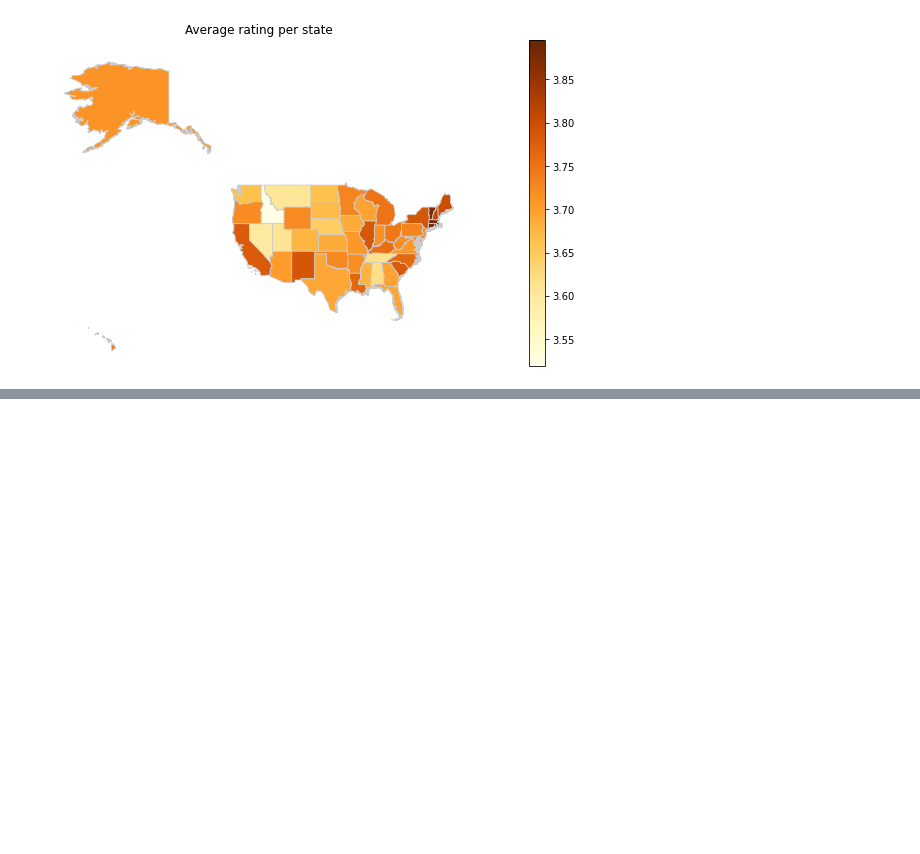
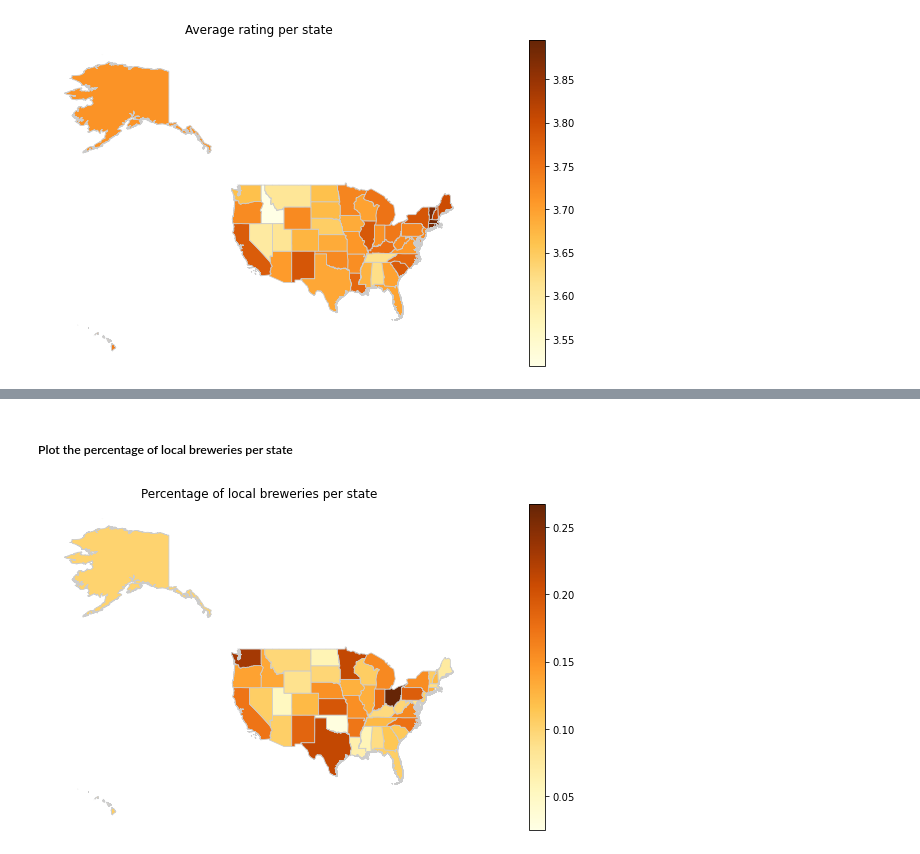
Before and after one commit to epfl-ada/ada-2022-project-teamdream, a Jupyter notebook: project_part1.ipynb, the cells around one changed output, grey strips where cells are left out. Saved outputs shown, nothing was run; the diff lists cells and outputs as text; code cells hidden in the pictures; blank space fills up the shorter version.

```diff
--- a/project_part1.ipynb
+++ b/project_part1.ipynb
@@ -722,0 +749,3 @@ beer_means_per_state_df.set_index(beer_ids_rb)
+# %%
+ratings_US_rb_groupby_year = ratings_US_rb.groupby('year')
+ratings_US_ba_groupby_year = ratings_US_ba.groupby('year')
@@ -722,0 +939,19 @@ beer_means_per_state_df.set_index(beer_ids_rb)
+# %%
+# Now we can compute the number of local breweries per state
+breweries_groupby_state_rb = breweries_US_rb.groupby('location')
+breweries_groupby_state_ba = breweries_US_ba.groupby('location')
+
+nbr_local_breweries = np.array(list())
+
+for state in states_overview_df.index:
+    complete_state = 'United States, ' + state
+    state_breweries_rb = breweries_groupby_state_rb.get_group(complete_state)
+    state_breweries_ba = breweries_groupby_state_ba.get_group(complete_state)
+
+    nbr_local = state_breweries_rb[state_breweries_rb['is_local'] == 1].shape[0] + state_breweries_ba[state_breweries_ba['is_local'] == 1].shape[0]
+
+    nbr_local_breweries = np.append(nbr_local_breweries, nbr_local)
+
+states_overview_df['nbr_local_breweries'] = nbr_local_breweries
+# %%
+states_overview_df['percentage_local_breweries'] = states_overview_df['nbr_local_breweries'] / states_overview_df['nbr_breweries']
@@ -722,0 +969,25 @@ beer_means_per_state_df.set_index(beer_ids_rb)
+# %% [markdown]
+##### Plot the percentage of local breweries per state
+# %%
+# Create column for the average ABV
+merged = map_df.set_index('NAME_1').join(states_overview_df['percentage_local_breweries'])
+
+# set a variable that will call whatever column we want to visualise on the map
+variable = 'percentage_local_breweries'
+# set the range for the choropleth
+vmin, vmax = min(states_overview_df['percentage_local_breweries']), max(states_overview_df['percentage_local_breweries'])
+# create figure and axes for Matplotlib
+fig, ax = plt.subplots(1, figsize=(20, 6))
+merged.plot(column=variable, cmap='YlOrBr', linewidth=0.8, ax=ax, edgecolor='0.8')
+
+# Remove axis
+ax.axis('off')
+ax.set_title('Percentage of local breweries per state')
+# Create colorbar as a legend
+sm = plt.cm.ScalarMappable(cmap='YlOrBr', norm=plt.Normalize(vmin=vmin, vmax=vmax))
+# empty array for the data range
+sm._A = []
+# add the colorbar to the figure
+cbar = fig.colorbar(sm)
+# %% [output]
+[figure, added]
```
Also changed, not shown: parts of 25 cells of this notebook.
